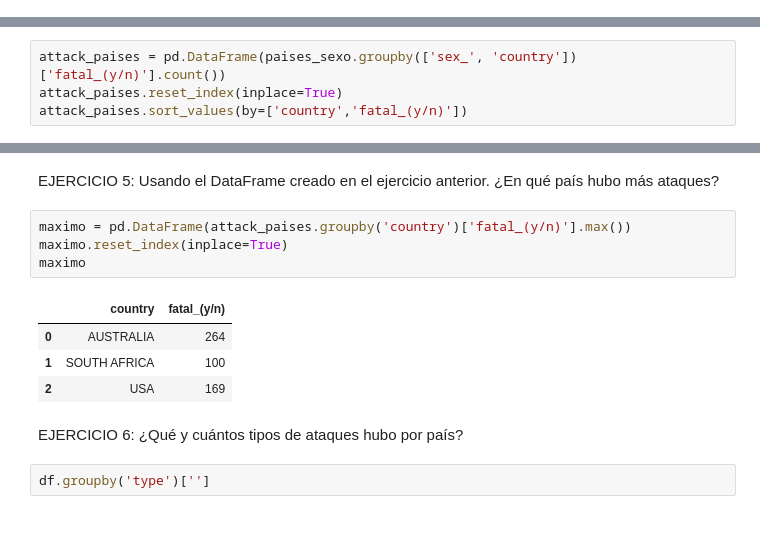
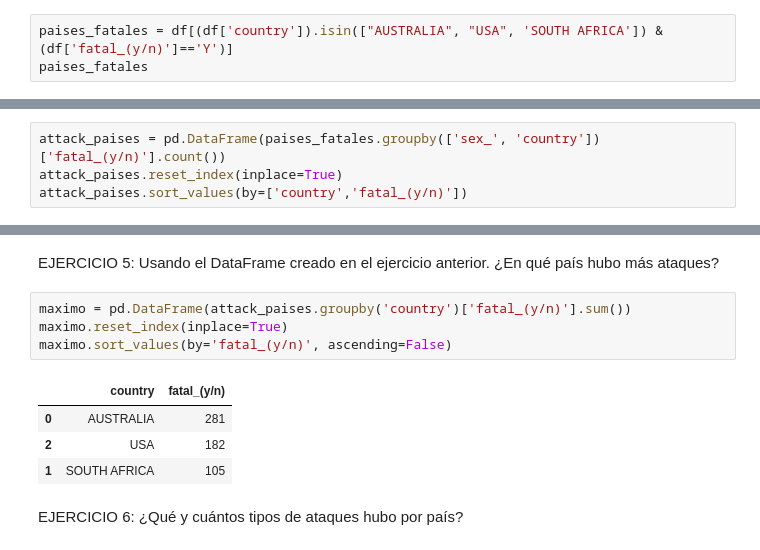
Before and after one commit to Adalab/DA-promo-b-modulo-2-sprint-1-Anais-Ana-Yadira, a Jupyter notebook: pandas/pair-programming-pandas-6-groupby/pair-programming-pandas-6-groupby.ipynb, the cells around one changed output, grey strips where cells are left out. Cells and saved outputs as stored; diff of their text form.

```diff
--- a/pandas/pair-programming-pandas-6-groupby/pair-programming-pandas-6-groupby.ipynb
+++ b/pandas/pair-programming-pandas-6-groupby/pair-programming-pandas-6-groupby.ipynb
@@ -144,0 +111,3 @@ paises_sexo
+# %%
+paises_fatales = df[(df['country']).isin(["AUSTRALIA", "USA", 'SOUTH AFRICA']) & (df['fatal_(y/n)']=='Y')]
+paises_fatales
@@ -145,5 +128,5 @@ paises_sexo
 # %%
-attack_paises = pd.DataFrame(paises_sexo.groupby(['sex_', 'country'])['fatal_(y/n)'].count())
+attack_paises = pd.DataFrame(paises_fatales.groupby(['sex_', 'country'])['fatal_(y/n)'].count())
 attack_paises.reset_index(inplace=True)
 attack_paises.sort_values(by=['country','fatal_(y/n)'])
 # %% [output]
@@ -157,15 +140,13 @@ attack_paises.sort_values(by=['country','fatal_(y/n)'])
 # %% [markdown]
 EJERCICIO 5: Usando el DataFrame creado en el ejercicio anterior. ¿En qué país hubo más ataques?
 # %%
-maximo = pd.DataFrame(attack_paises.groupby('country')['fatal_(y/n)'].max())
+maximo = pd.DataFrame(attack_paises.groupby('country')['fatal_(y/n)'].sum())
 maximo.reset_index(inplace=True)
-maximo
+maximo.sort_values(by='fatal_(y/n)', ascending=False)
 # %% [output]
 |  | country | fatal_(y/n) |
-| 0 | AUSTRALIA | 264 |
-| 1 | SOUTH AFRICA | 100 |
-| 2 | USA | 169 |
+| 0 | AUSTRALIA | 281 |
+| 2 | USA | 182 |
+| 1 | SOUTH AFRICA | 105 |
 # %% [markdown]
 EJERCICIO 6: ¿Qué y cuántos tipos de ataques hubo por país?
-# %%
-df.groupby('type')['']
```
Also changed, not shown: parts of 4 cells of this notebook.
